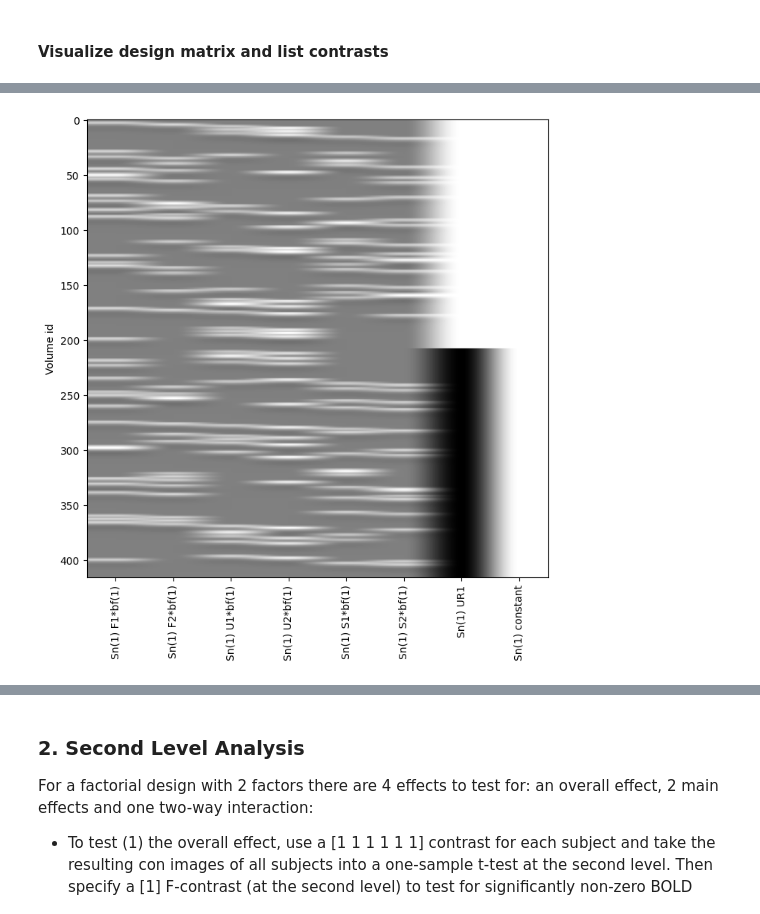
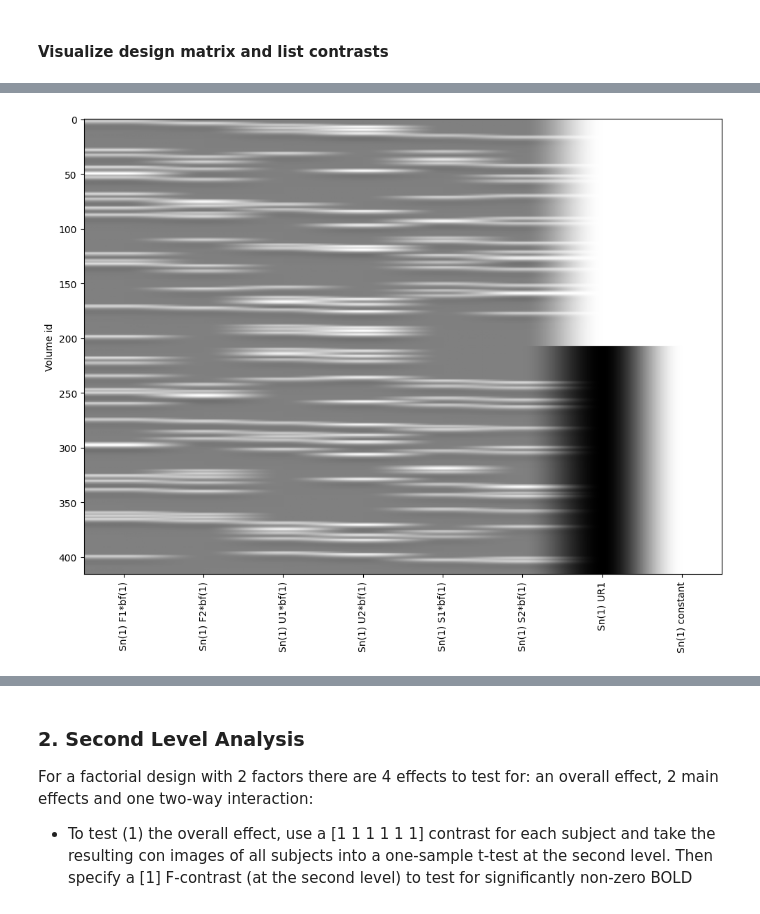
Before and after one commit to kylemaps/neurodeskedu, a Jupyter notebook: books/examples/functional_imaging/first_and_second_level_spm.ipynb, the cells around one changed output, grey strips where cells are left out. Cells and saved outputs as stored; diff of their text form; code cells hidden in the pictures.

```diff
--- a/books/examples/functional_imaging/first_and_second_level_spm.ipynb
+++ b/books/examples/functional_imaging/first_and_second_level_spm.ipynb
@@ -609,17 +586,33 @@ stty: 'standard input': Inappropriate ioctl for device
 # %%
-spmmat = loadmat(opj(experiment_dir, 'level1_spm_results/sub-01/SPM.mat'), struct_as_record=False)
+# Load
+spm_data = loadmat(opj(experiment_dir, 'level1_spm_results/sub-01/SPM.mat'),
+                    struct_as_record=False, squeeze_me=True)
 
-designMatrix = spmmat['SPM'][0][0].xX[0][0].X
-names =[i[0] for i in spmmat['SPM'][0][0].xX[0][0].name[0]]
-names_contrast = [spmmat['SPM'][0][0].xCon[0][i].name[0] for i in range(spmmat['SPM'][0][0].xCon.shape[1])]
+SPM = spm_data['SPM']
 
+# Exract Data
+designMatrix = SPM.xX.X
+names = SPM.xX.name
 
-normed_design=designMatrix / np.abs(designMatrix).max(axis=0)
+# Get contrast name
+if hasattr(SPM, 'xCon'):
+    # xCon can be single object or list
+    if isinstance(SPM.xCon, np.ndarray):
+        names_contrast = [con.name for con in SPM.xCon]
+    else:
+        names_contrast = [SPM.xCon.name]
+else:
+    names_contrast = []
 
-fig,ax = plt.subplots(figsize=(8,8))
-plt.imshow(normed_design, aspect='auto', cmap='gray')
+# Plot
+normed_design = designMatrix / np.abs(designMatrix).max(axis=0)
+
+fig, ax = plt.subplots(figsize=(10, 8))
+im = ax.imshow(normed_design, aspect='auto', cmap='gray')
 ax.set_ylabel('Volume id')
 ax.set_xticks(np.arange(len(names)))
-ax.set_xticklabels(names, rotation=90);
+ax.set_xticklabels(names, rotation=90)
+plt.tight_layout()
+plt.show()
 # %% [output]
-[figure, old version]
+[figure, new version]
```
Also changed, not shown: parts of 20 cells of this notebook, 7 other files.
